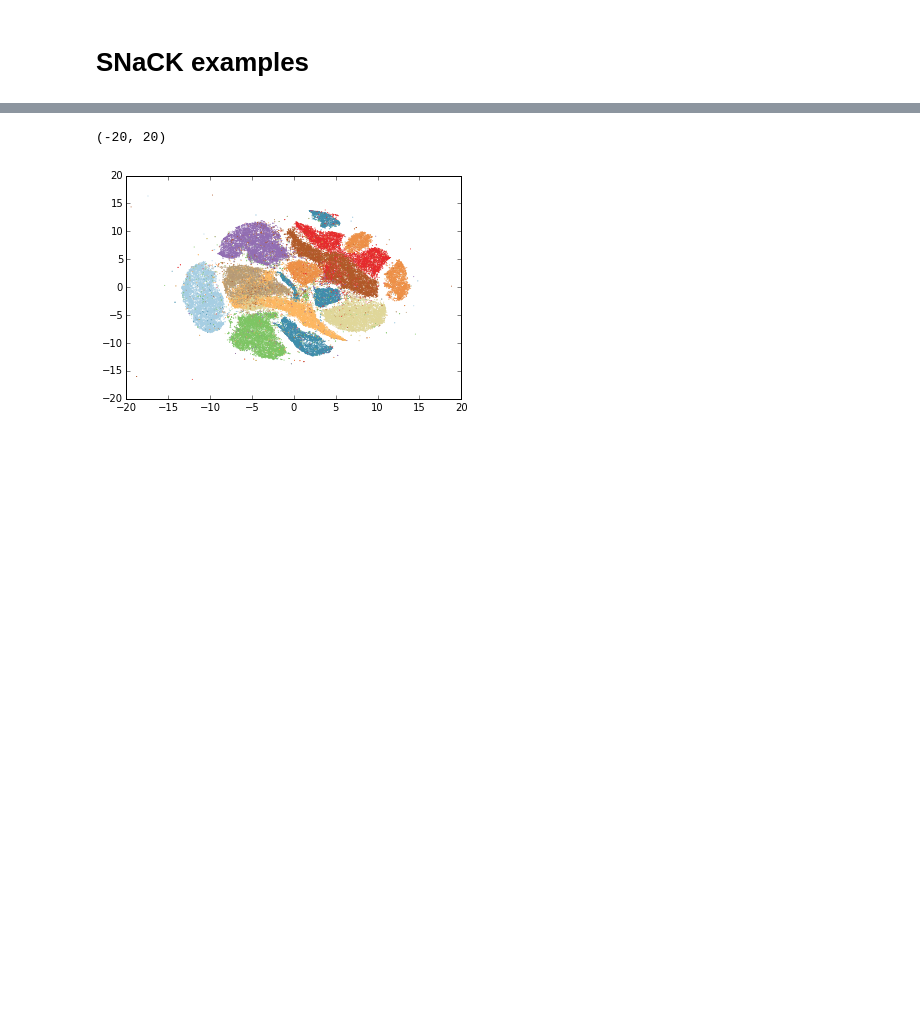
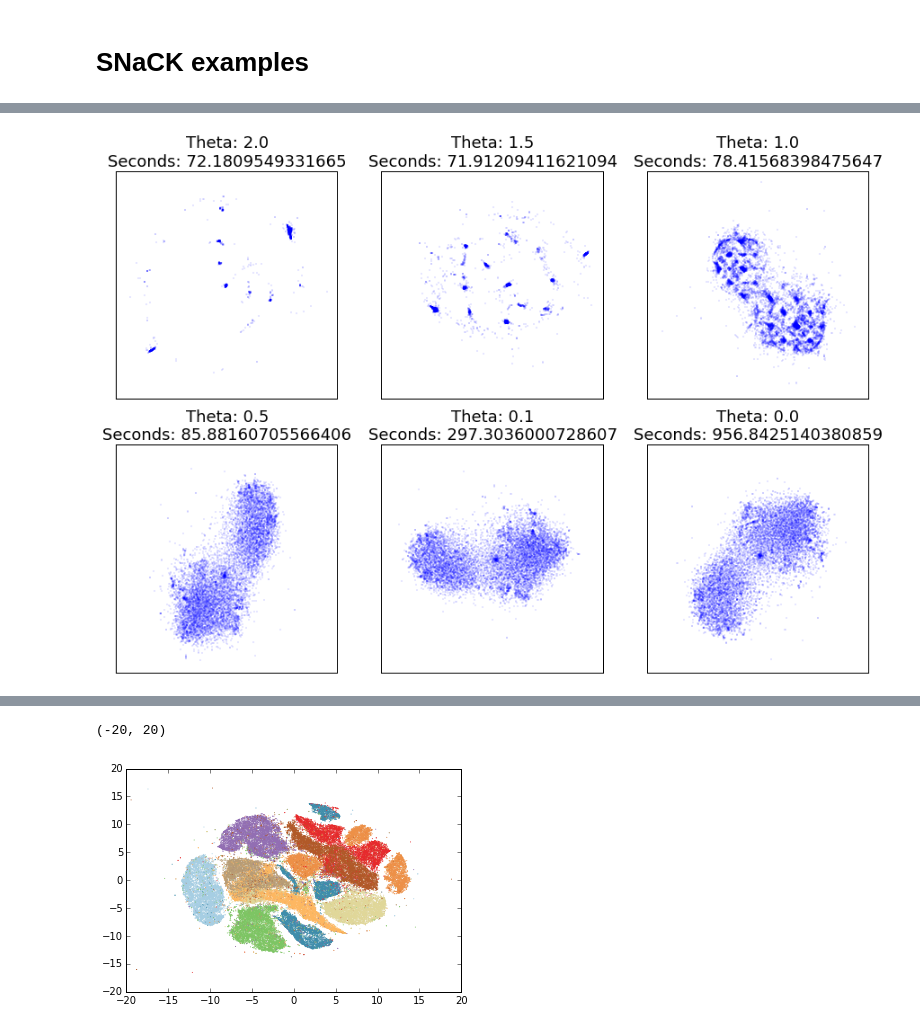
Before and after one commit to cornelltech/snack, a Jupyter notebook: Examples.ipynb, the cells around one changed output, grey strips where cells are left out. Drawn from its saved outputs; the diff is of its cells as text; code cells hidden in the pictures; blank space fills up the shorter version.

```diff
--- a/Examples.ipynb
+++ b/Examples.ipynb
@@ -137,0 +173,16 @@ triplets = np.vstack(triplets)
+# %%
+import time
+thetas = [2.0, 1.5, 1.0, 0.5, 0.1, 0.0]
+fig, axes = subplots(2,3, figsize=(15,10))
+for theta,ax in zip(thetas, axes.ravel()):
+    begin = time.time()
+    ax.scatter(*snack.snack_embed(
+        ftrs.astype('float'), 500,
+        triplets, 0.05,
+        theta = theta,
+        verbose = False
+    ).T, lw=0, s=1, alpha=0.5)
+    ax.set_title("Theta: %r\nSeconds: %r"%(theta, time.time()-begin), fontsize=18)
+    ax.set_xticks([]); ax.set_yticks([])
+# %% [output]
+[figure, added]
```
Also changed, not shown: parts of 31 cells of this notebook.
